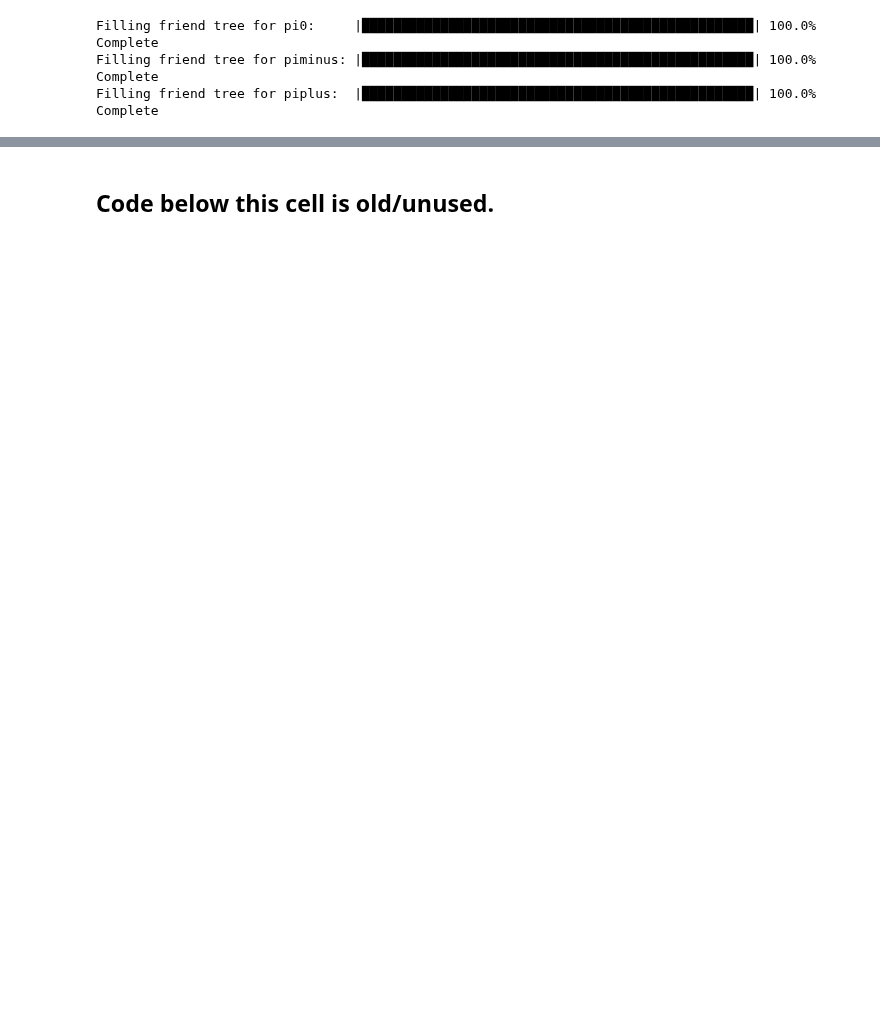
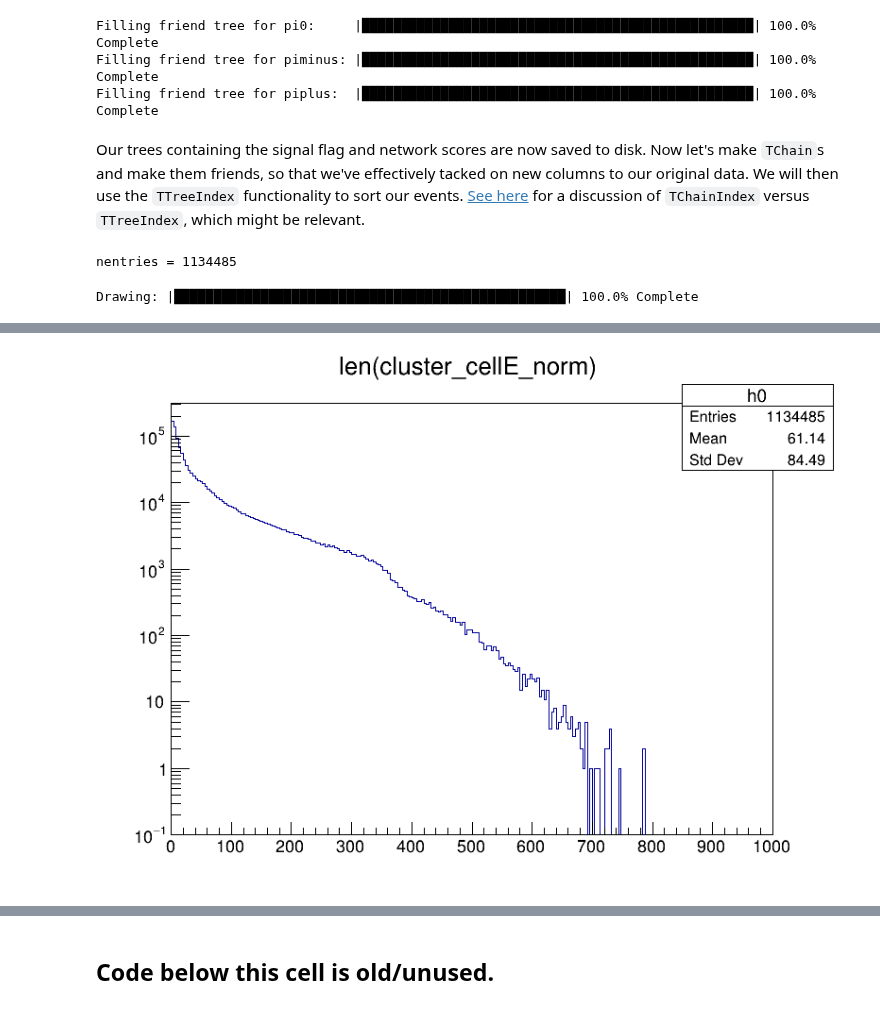
Before and after one commit to russbate42/UBCPionML, a Jupyter notebook: jets/JetClustering.ipynb, the cells around one changed output, grey strips where cells are left out. Drawn from its saved outputs; the diff is of its cells as text; code cells hidden in the pictures; blank space fills up the shorter version.

```diff
--- a/jets/JetClustering.ipynb
+++ b/jets/JetClustering.ipynb
@@ -168,24 +172,34 @@ Path(jet_data_dir).mkdir(parents=True, exist_ok=True)
 files = {key:rt.TFile(file,'READ') for key, file in data_files.items()}
 trees = {key:file.Get(tree_name) for key, file in files.items()}
 
-# Now we want to effectively add some new columns. We accomplish this with friend trees.
+# Now we want to effectively add some new columns. We accomplish this with "friend" trees.
+# We're not actually making these trees friends yet. Instead we will form TChains and friend those.
+
+# Creating our branch buffer.
 data = {
     'signal':np.zeros(1,dtype=np.dtype('i2')),
+    'file_index'   :np.zeros(1,dtype=np.dtype('i2'))
 }
 for layer in layers:
     bname = layer + '_NN'
     data[bname] = np.zeros(2,dtype=np.dtype('f8'))
+
+friend_tree_name = tree_name + '_friend'
+friend_data_files = {}
+
+file_index = 0
 
 for key in sorted(trees.keys()):
 
     friend_filename = data_files[key].split('/')[-1]
     friend_filename = jet_data_dir + '/' + friend_filename
     friend_file = rt.TFile(friend_filename,'RECREATE')
+    friend_data_files[key] = friend_filename
 
-    friend_tree = rt.TTree(tree_name + '_friend',tree_name + '_friend')
+    friend_tree = rt.TTree(friend_tree_name,friend_tree_name)
     branches = {}
 
-    # --- Setup the branches. This is a rather general/flexible code block. ---
+    # --- Setup the branches using our buffer. This is a rather general/flexible code block. ---
     for bname, val in data.items():
         descriptor = bname
         bshape = val.shape
@@ -202,13 +216,13 @@ for key in sorted(trees.keys()):
             print('Warning, setup issue for branch: ', key, '. Skipping.')
             continue
         branches[key] = friend_tree.Branch(bname,val,descriptor)
-    # --- --- --- --- --- --- --- --- --- --- --- --- --- --- --- --- --- --- ---
+    # --- --- --- --- --- --- --- --- --- --- --- --- --- --- --- --- --- --- --- --- --- --- ---
 
     # Now we fill the friend tree.
     nentries = trees[key].GetEntries()
     for layer in layers: assert len(model_scores[key][layer]) == nentries
 
-    # Signal flag will be constant since input trees are divided by particle identity.
+    # Signal flag and file index will be constant since input trees are divided by particle identity.
     sig = 0
     if(key in sig_definition['signal']): sig = 1
     nn_scores = model_scores[key]
@@ -223,6 +237,7 @@ for key in sorted(trees.keys()):
         if(i%100 ==0): qu.printProgressBar(i/100, int(nentries/100), prefix=prefix, suffix='Complete', length=50)
     friend_tree.Write()
     friend_file.Close()
+    file_index += 1
 # %% [output]
 Filling friend tree for pi0:     |██████████████████████████████████████████████████| 100.0% Complete
 Filling friend tree for piminus: |██████████████████████████████████████████████████| 100.0% Complete
@@ -265,0 +245,36 @@ assert(n_idx == chain.GetEntries())
+# %% [markdown]
+Our trees containing the signal flag and network scores are now saved to disk. Now let's make `TChain`s and make them friends, so that we've effectively tacked on new columns to our original data. We will then use the `TTreeIndex` functionality to sort our events. [See here](https://root-forum.cern.ch/t/usage-of-tchainindex/19074/4) for a discussion of `TChainIndex` versus `TTreeIndex`, which might be relevant.
+# %%
+chain = rt.TChain(tree_name)
+friend_chain = rt.TChain(friend_tree_name)
+for key in data_files.keys():
+    chain.AddFile(data_files[key])
+    friend_chain.AddFile(friend_data_files[key])
+chain.AddFriend(friend_chain)
+
+assert(chain.GetEntries() == friend_chain.GetEntries()) # number of entries must match, otherwise something has gone very wrong
+nentries = chain.GetEntries()
+print('The chains are now friends.')
+# %% [output]
+nentries = 1134485
+# %%
+# Investigating the cluster_cellE_norm branch, which is the only vector branch (variable-length). Why?
+histo = rt.TH1I('h0','len(cluster_cellE_norm)',250,0,1000)
+nentries = chain.GetEntriesFast()
+stride = 200
+qu.printProgressBar(0, int(nentries/stride), prefix='Drawing:', suffix='Complete', length=50)
+for i in range(nentries):
+    chain.GetEntry(i)
+    histo.Fill(len(chain.cluster_cellE_norm))
+    if(i%stride == 0): qu.printProgressBar(i/stride, int(nentries/stride), prefix='Drawing:', suffix='Complete', length=50)
+
+canv = rt.TCanvas('c1,','c1',800,600)
+histo.Draw('HIST')
+canv.SetLogy()
+histo.SetMinimum(0.1)
+canv.Draw()
+
+max_length = int(histo.GetXaxis().GetBinCenter(histo.FindLastBinAbove(0)))
+print('Max length is ' + str(max_length) + '.')
+# %% [output]
+Drawing: |██████████████████████████████████████████████████| 100.0% Complete
@@ -265,0 +283 @@ assert(n_idx == chain.GetEntries())
+[figure, added]
```
Also changed, not shown: parts of 23 cells of this notebook.
